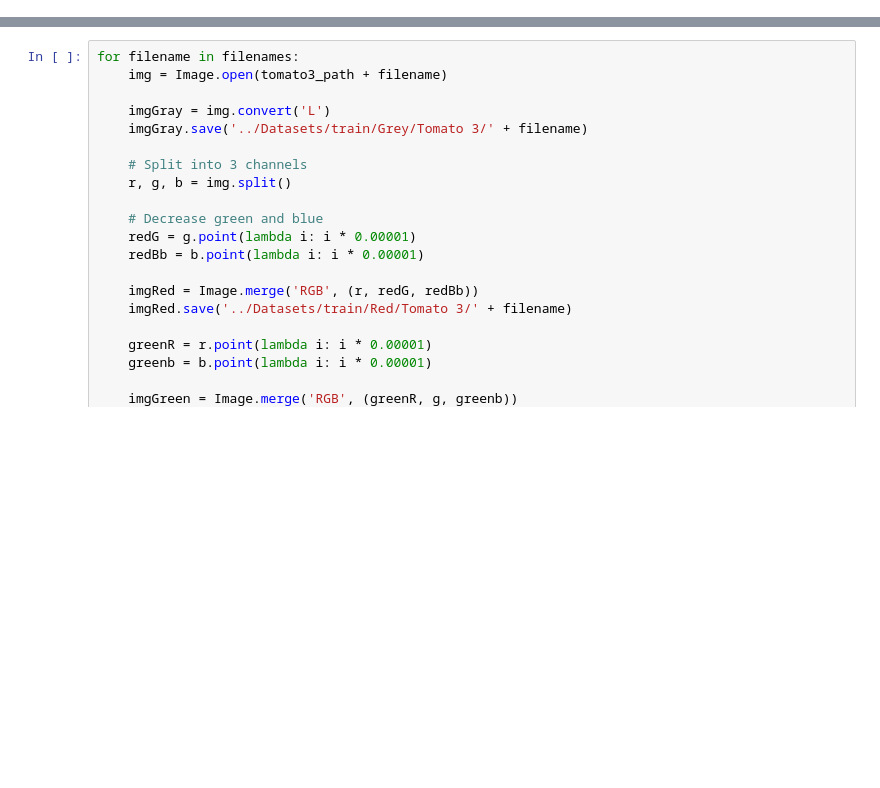
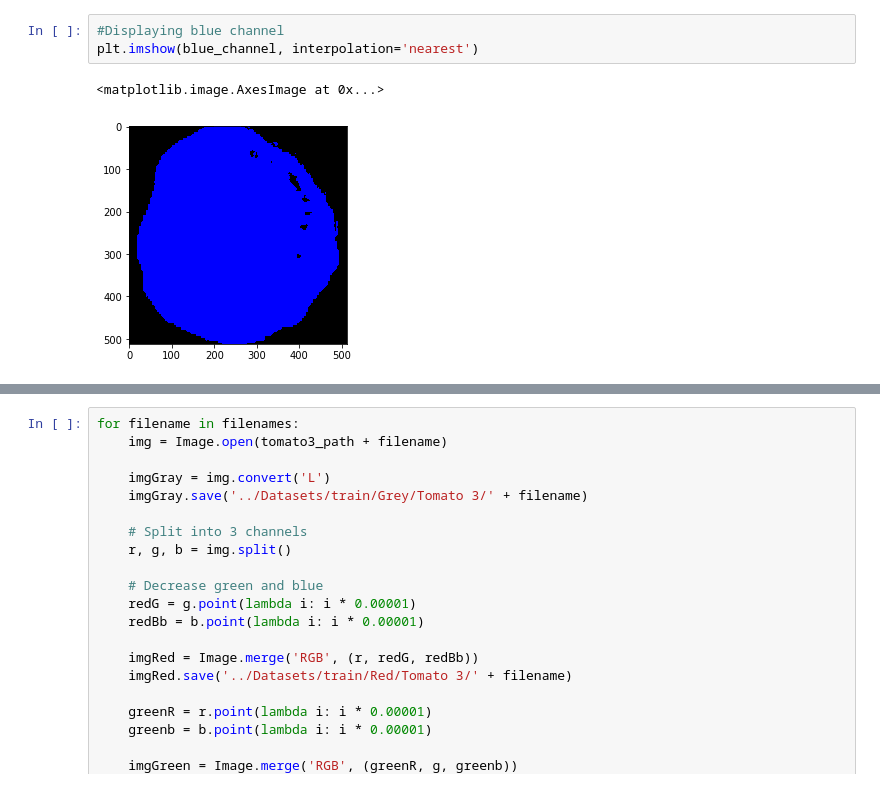
Before and after one commit to Jepp0103/AI_Exam, a Jupyter notebook: Notebooks/Split into different colors.ipynb, the cells around one changed output, grey strips where cells are left out. Cells and saved outputs as stored; diff of their text form; blank space fills up the shorter version.

```diff
--- a/Notebooks/Split into different colors.ipynb
+++ b/Notebooks/Split into different colors.ipynb
@@ -82,0 +121,6 @@ plt.imshow(red_channel, interpolation='nearest')
+# %%
+#Displaying blue channel
+plt.imshow(blue_channel, interpolation='nearest')
+# %% [output]
+<matplotlib.image.AxesImage at 0x...>
+[figure, added]
```
Also changed, not shown: parts of 7 cells of this notebook.
